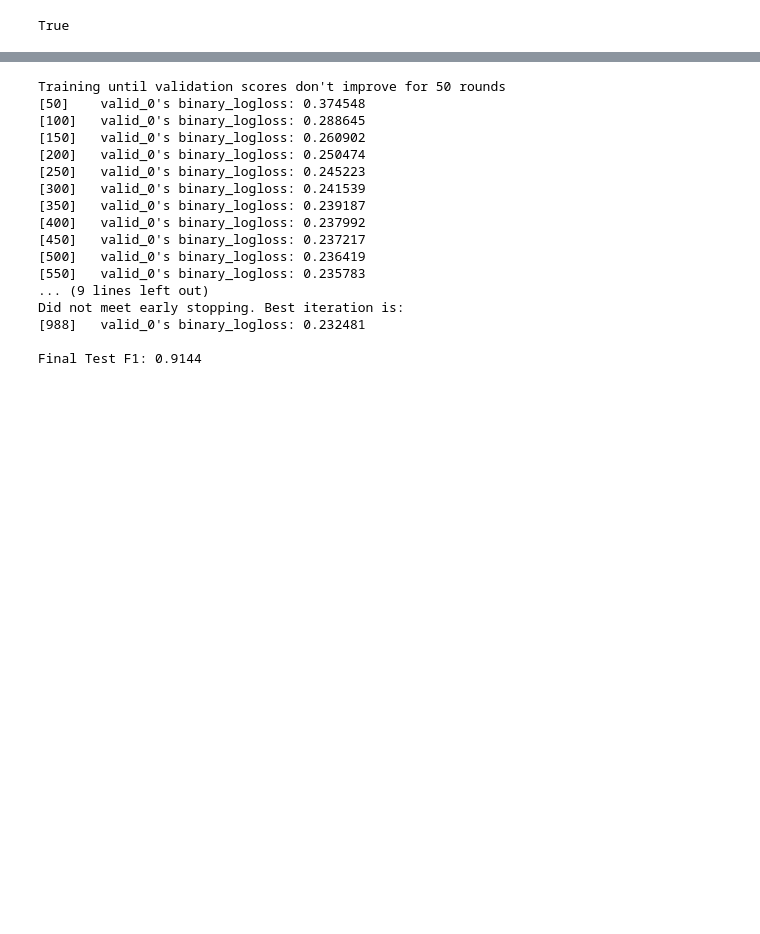
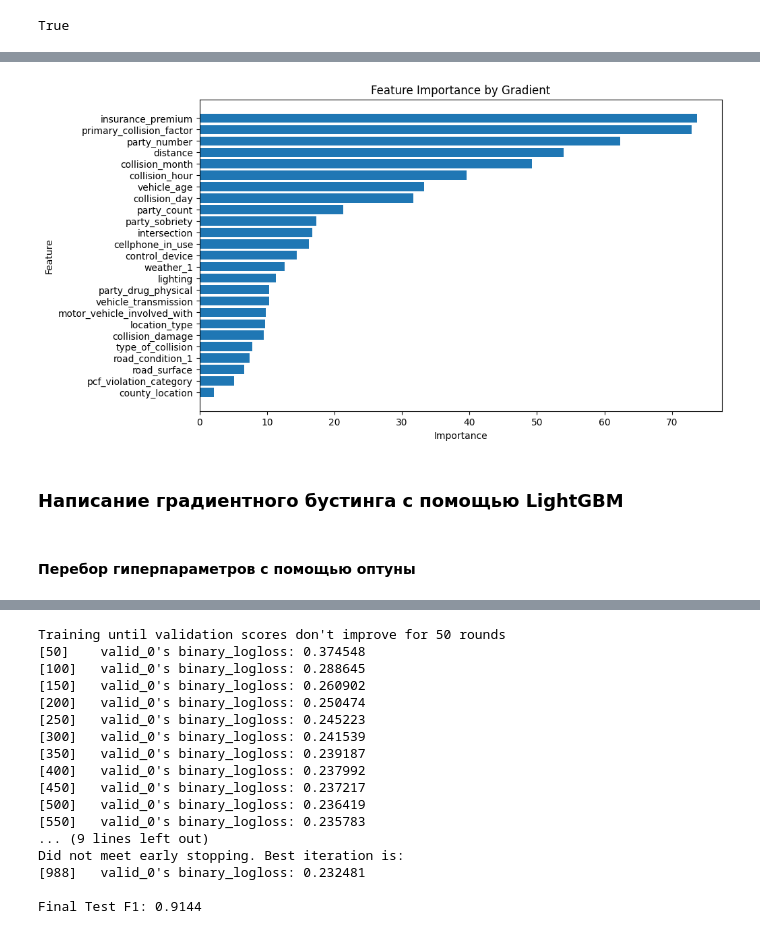
Before and after one commit to wheheheheh/carsharing-project, a Jupyter notebook: main.ipynb, the cells around one changed output, grey strips where cells are left out. Cells and saved outputs as stored; diff of their text form; code cells hidden in the pictures; blank space fills up the shorter version.

```diff
--- a/main.ipynb
+++ b/main.ipynb
@@ -479,3 +671,45 @@ plt.show()
+# %%
+# Предположим, что final_model - это ваша обученная модель
+# X_test_torch - это ваш тестовый набор данных
+
+# Убедитесь, что модель находится в режиме оценки
+final_model.eval()
+
+# Включите автоградиент для входных данных
+X_test_torch.requires_grad = True
+
+# Прогоните данные через модель
+outputs = final_model(X_test_torch.to(device))
+
+# Предположим, что это задача бинарной классификации, и мы берем первый выход
+# Если это многоклассовая классификация, выберите соответствующий выход
+target_class = 0
+target = outputs[:, target_class]
+
+# Вычислите градиенты
+target.backward(torch.ones_like(target))
+
+# Получите абсолютные значения градиентов
+feature_importance = X_test_torch.grad.abs().mean(dim=0).cpu().numpy()
+
+# Отсортируем признаки по важности
+sorted_idx = np.argsort(feature_importance)
+sorted_feature_importance = feature_importance[sorted_idx]
+sorted_feature_names = np.array(all_cols)[sorted_idx]
+
+# Постройте перевернутый график важности признаков
+plt.figure(figsize=(10, 6))
+plt.barh(range(len(sorted_feature_importance)), sorted_feature_importance, tick_label=sorted_feature_names)
+plt.xlabel('Importance')
+plt.ylabel('Feature')
+plt.title('Feature Importance by Gradient')
+plt.show()
+# %% [output]
+[figure, added]
+# %% [markdown]
+### Написание градиентного бустинга с помощью LightGBM
+# %% [markdown]
+#### Перебор гиперпараметров с помощью оптуны
 # %%
 def objective(trial):
     params = {
```
Also changed, not shown: parts of 37 cells of this notebook.
